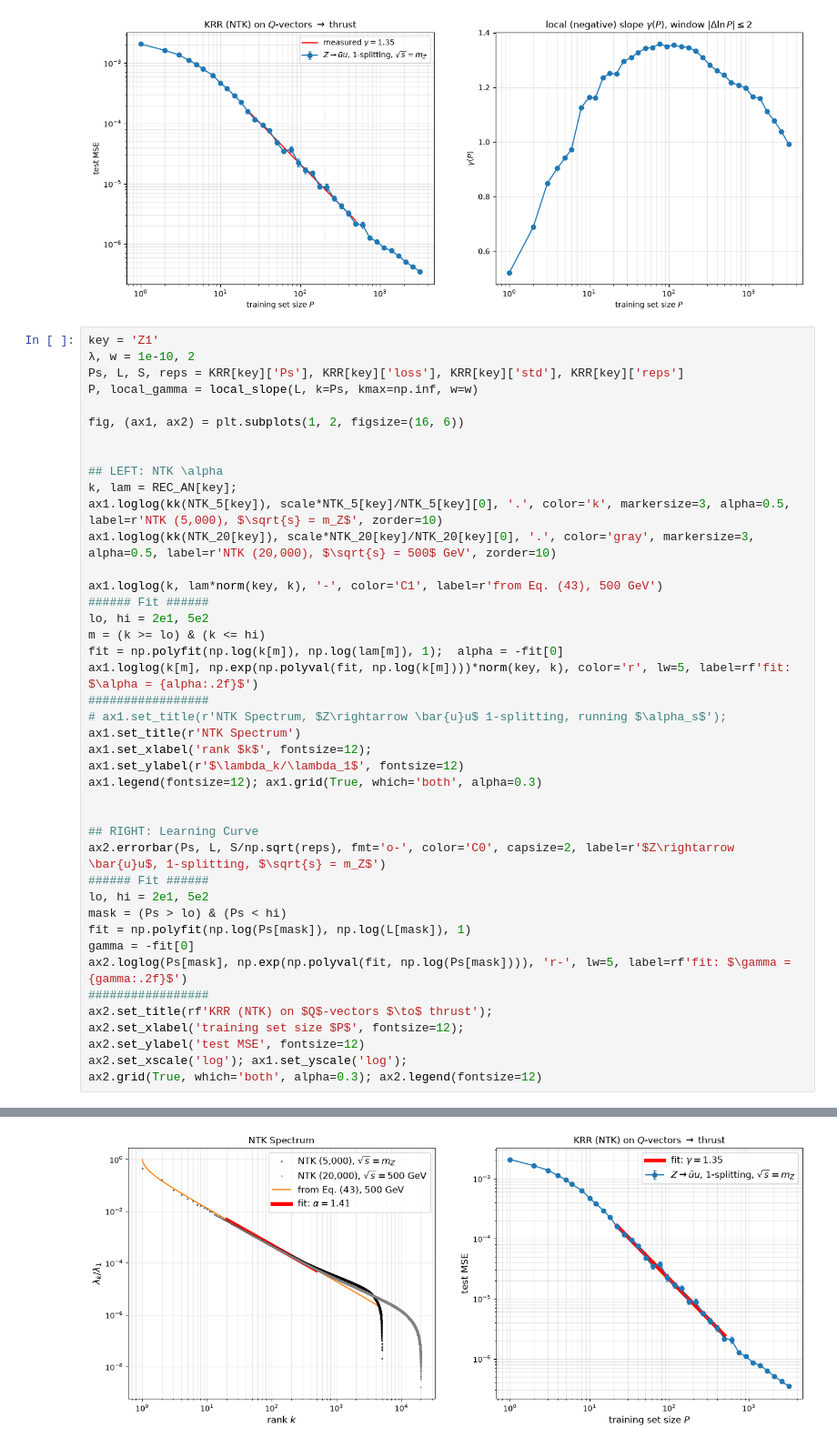
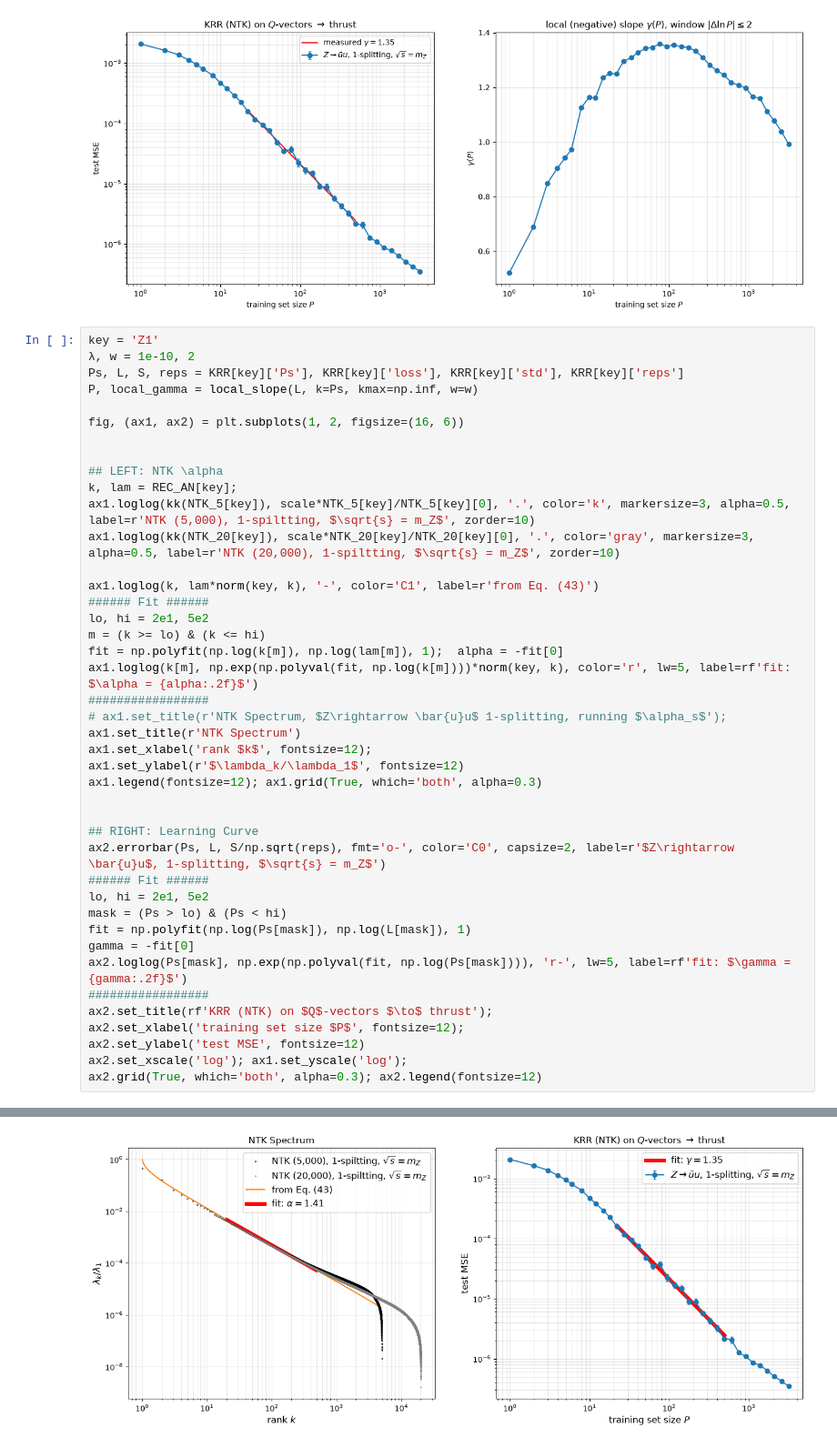
Before and after one commit to Shutko/Jet-Scaling-Laws, a Jupyter notebook: StevensCode/plot_together.ipynb, the cells around one changed output, grey strips where cells are left out. Shown at 91% size. Cells and saved outputs as stored; diff of their text form.

```diff
--- a/StevensCode/plot_together.ipynb
+++ b/StevensCode/plot_together.ipynb
@@ -145,37 +156,37 @@ fig, (ax1, ax2) = plt.subplots(1, 2, figsize=(16, 6))
 
 ## LEFT: NTK \alpha
 k, lam = REC_AN[key];
-ax1.loglog(kk(NTK_5[key]), scale*NTK_5[key]/NTK_5[key][0], '.', color='k', markersize=3, alpha=0.5, label=r'NTK (5,000), $\sqrt{s} = m_Z$', zorder=10)
-ax1.loglog(kk(NTK_20[key]), scale*NTK_20[key]/NTK_20[key][0], '.', color='gray', markersize=3, alpha=0.5, label=r'NTK (20,000), $\sqrt{s} = 500$ GeV', zorder=10)
+ax1.loglog(kk(NTK_5[key]), scale*NTK_5[key]/NTK_5[key][0], '.', color='k', markersize=3, alpha=0.5, label=r'NTK (5,000), 1-spiltting, $\sqrt{s} = m_Z$', zorder=10)
+ax1.loglog(kk(NTK_20[key]), scale*NTK_20[key]/NTK_20[key][0], '.', color='gray', markersize=3, alpha=0.5, label=r'NTK (20,000), 1-spiltting, $\sqrt{s} = m_Z$', zorder=10)
 
-ax1.loglog(k, lam*norm(key, k), '-', color='C1', label=r'from Eq. (43), 500 GeV')
+ax1.loglog(k, lam*norm(key, k), '-', color='C1', label=r'from Eq. (43)')
 ###### Fit ######
 lo, hi = 2e1, 5e2
 m = (k >= lo) & (k <= hi)
 fit = np.polyfit(np.log(k[m]), np.log(lam[m]), 1);  alpha = -fit[0]
 ax1.loglog(k[m], np.exp(np.polyval(fit, np.log(k[m])))*norm(key, k), color='r', lw=5, label=rf'fit: $\alpha = {alpha:.2f}$')
 #################
 # ax1.set_title(r'NTK Spectrum, $Z\rightarrow \bar{u}u$ 1-splitting, running $\alpha_s$');
 ax1.set_title(r'NTK Spectrum')
 ax1.set_xlabel('rank $k$', fontsize=12);
 ax1.set_ylabel(r'$\lambda_k/\lambda_1$', fontsize=12)
 ax1.legend(fontsize=12); ax1.grid(True, which='both', alpha=0.3)
 
 
 ## RIGHT: Learning Curve
 ax2.errorbar(Ps, L, S/np.sqrt(reps), fmt='o-', color='C0', capsize=2, label=r'$Z\rightarrow \bar{u}u$, 1-splitting, $\sqrt{s} = m_Z$')
 ###### Fit ######
 lo, hi = 2e1, 5e2
 mask = (Ps > lo) & (Ps < hi)
 fit = np.polyfit(np.log(Ps[mask]), np.log(L[mask]), 1)
 gamma = -fit[0]
 ax2.loglog(Ps[mask], np.exp(np.polyval(fit, np.log(Ps[mask]))), 'r-', lw=5, label=rf'fit: $\gamma = {gamma:.2f}$')
 #################
 ax2.set_title(rf'KRR (NTK) on $Q$-vectors $\to$ thrust');
 ax2.set_xlabel('training set size $P$', fontsize=12);
 ax2.set_ylabel('test MSE', fontsize=12)
 ax2.set_xscale('log'); ax1.set_yscale('log');
 ax2.grid(True, which='both', alpha=0.3); ax2.legend(fontsize=12)
 # %% [output]
 <matplotlib.legend.Legend at 0x...>
-[figure, old version]
+[figure, new version]
```
Also changed, not shown: parts of 5 cells of this notebook, 37 other files.
